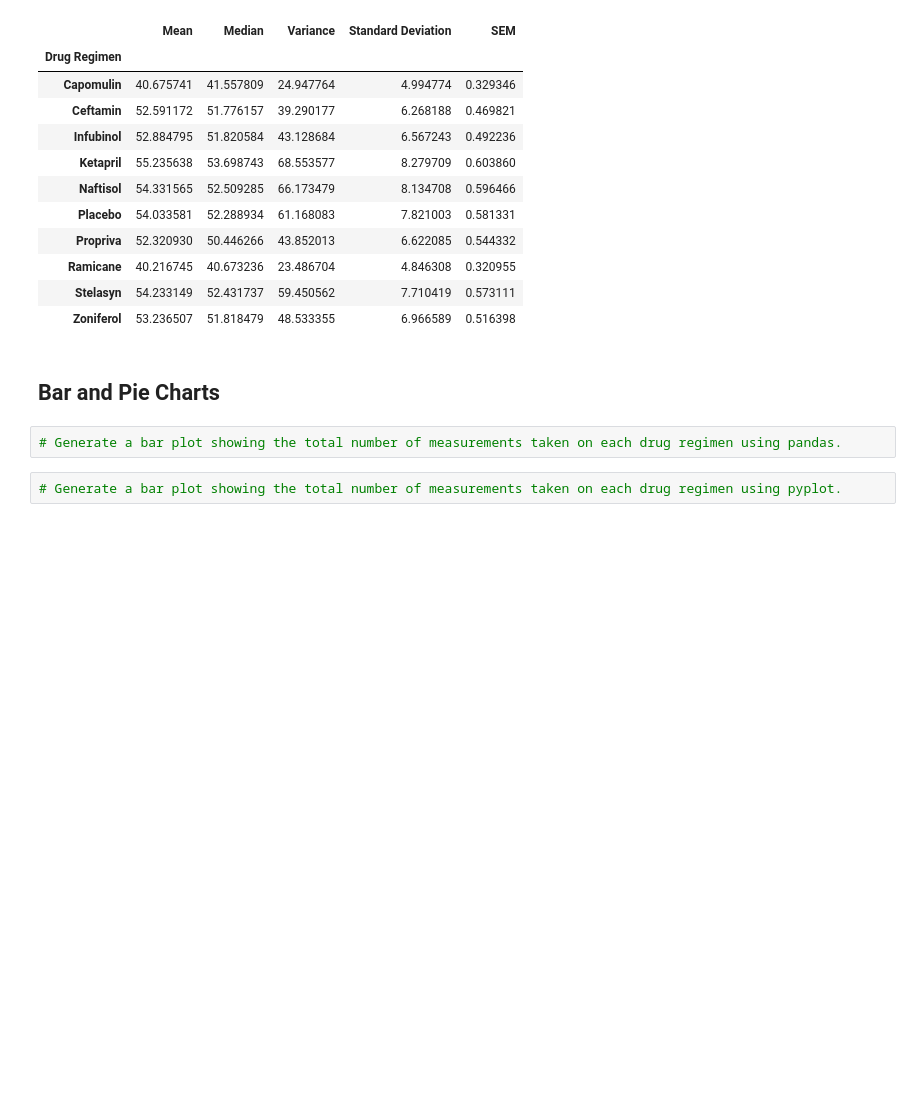
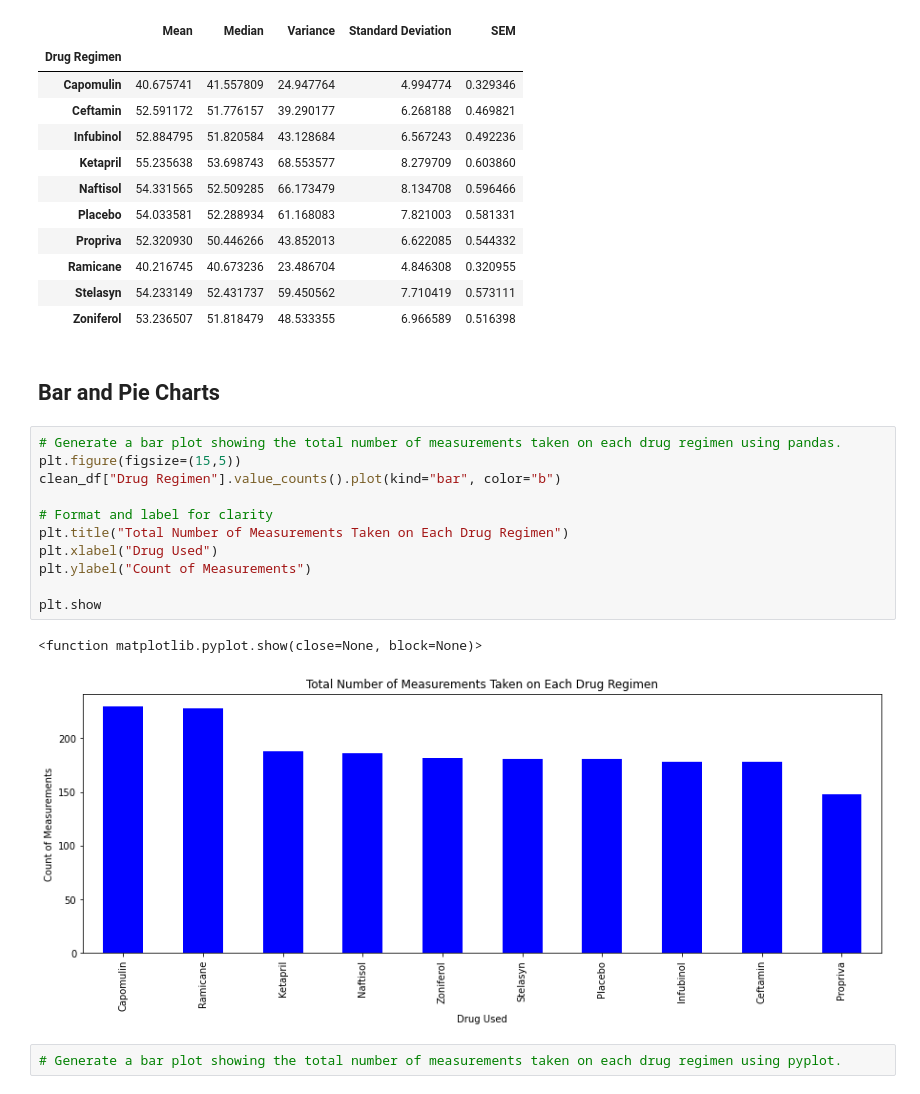
Before and after one commit to leahdill/matplotlib-pymaceuticals, a Jupyter notebook: Pymaceuticals/pymaceuticals_starter.ipynb, the cells around one changed output. Cells and saved outputs as stored; diff of their text form; blank space fills up the shorter version.

```diff
--- a/Pymaceuticals/pymaceuticals_starter.ipynb
+++ b/Pymaceuticals/pymaceuticals_starter.ipynb
@@ -197,5 +197,17 @@ regimen_summary
 ## Bar and Pie Charts
 # %%
 # Generate a bar plot showing the total number of measurements taken on each drug regimen using pandas.
+plt.figure(figsize=(15,5))
+clean_df["Drug Regimen"].value_counts().plot(kind="bar", color="b")
+
+# Format and label for clarity
+plt.title("Total Number of Measurements Taken on Each Drug Regimen")
+plt.xlabel("Drug Used")
+plt.ylabel("Count of Measurements")
+
+plt.show
+# %% [output]
+<function matplotlib.pyplot.show(close=None, block=None)>
+[figure, added]
 # %%
 # Generate a bar plot showing the total number of measurements taken on each drug regimen using pyplot.
```
Also changed, not shown: parts of 8 cells of this notebook.
